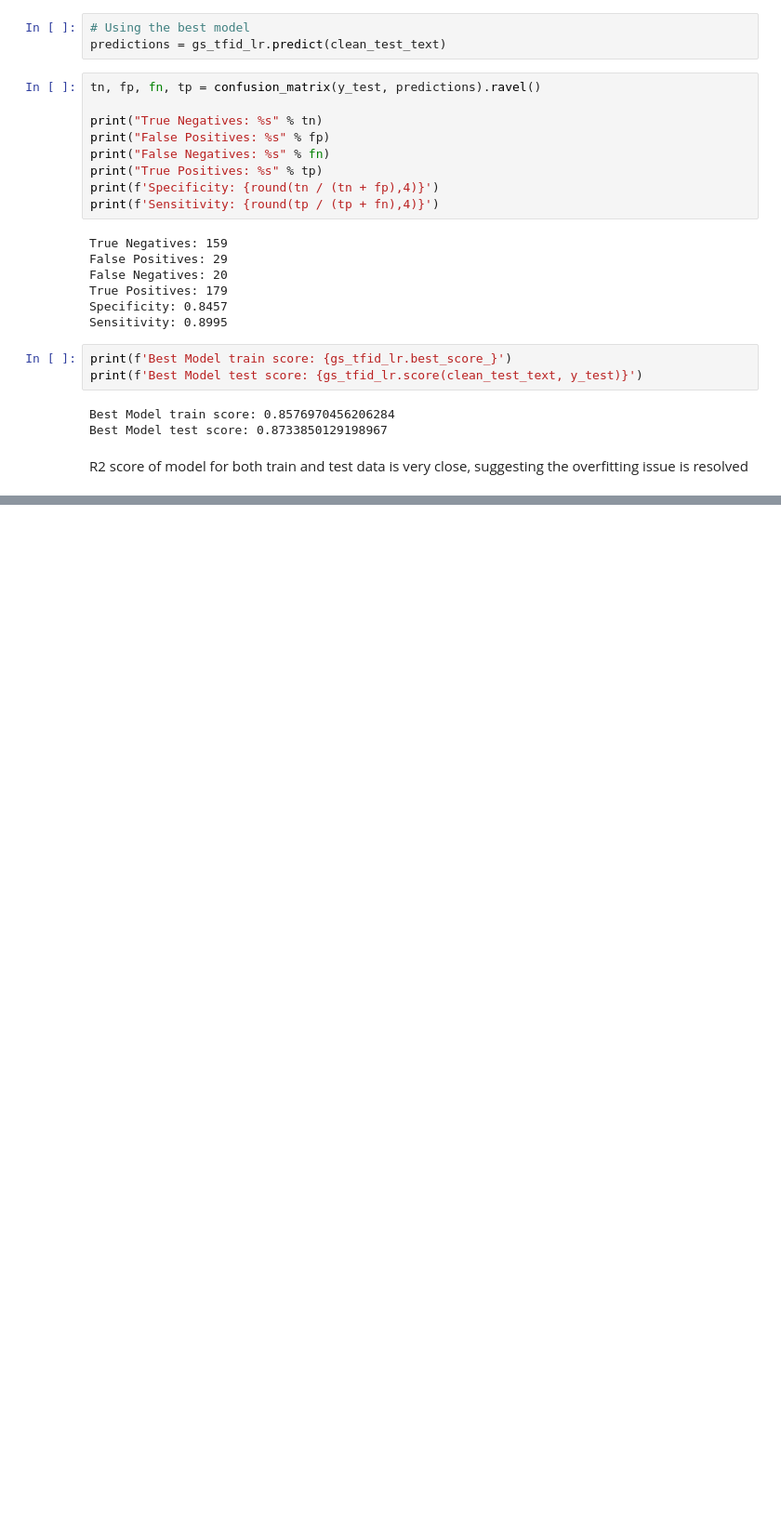
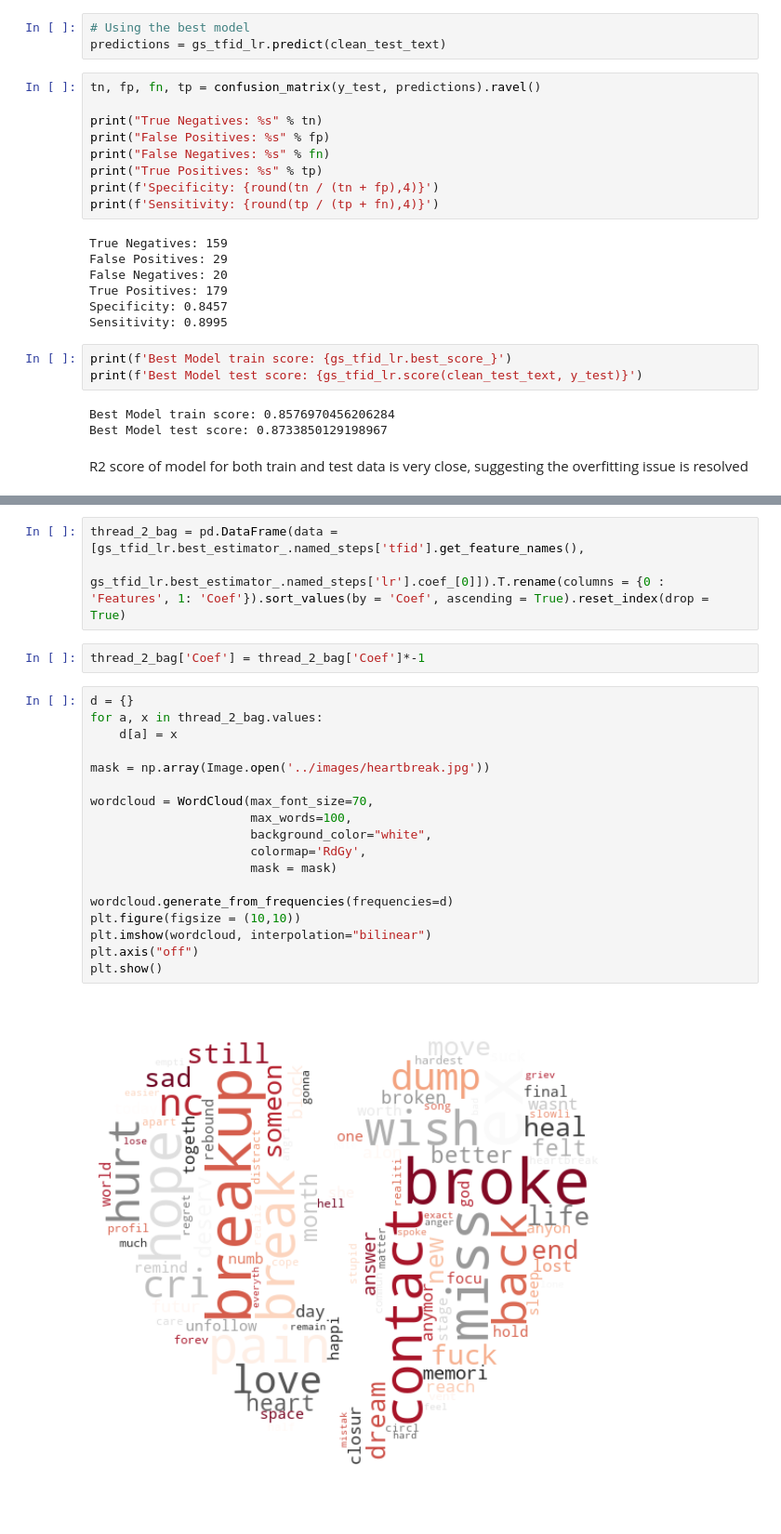
Before and after one commit to SimYiSY/Reddit_Post_Classification, a Jupyter notebook: code/2. Reddit Model.ipynb, the cells around one changed output, grey strips where cells are left out. Shown at 93% size. Saved outputs shown, nothing was run; the diff lists cells and outputs as text; blank space fills up the shorter version.

```diff
--- a/code/2. Reddit Model.ipynb
+++ b/code/2. Reddit Model.ipynb
@@ -581,0 +818,25 @@ R2 score of model for both train and test data is very close, suggesting the ove
+# %%
+thread_2_bag = pd.DataFrame(data = [gs_tfid_lr.best_estimator_.named_steps['tfid'].get_feature_names(),
+                     gs_tfid_lr.best_estimator_.named_steps['lr'].coef_[0]]).T.rename(columns = {0 : 'Features', 1: 'Coef'}).sort_values(by = 'Coef', ascending = True).reset_index(drop = True)
+# %%
+thread_2_bag['Coef'] = thread_2_bag['Coef']*-1
+# %%
+d = {}
+for a, x in thread_2_bag.values:
+    d[a] = x
+
+mask = np.array(Image.open('../images/heartbreak.jpg'))
+
+wordcloud = WordCloud(max_font_size=70,
+                      max_words=100,
+                      background_color="white",
+                      colormap='RdGy',
+                      mask = mask)
+
+wordcloud.generate_from_frequencies(frequencies=d)
+plt.figure(figsize = (10,10))
+plt.imshow(wordcloud, interpolation="bilinear")
+plt.axis("off")
+plt.show()
+# %% [output]
+[figure, added]
```
Also changed, not shown: parts of 32 cells of this notebook, 2 other files.
